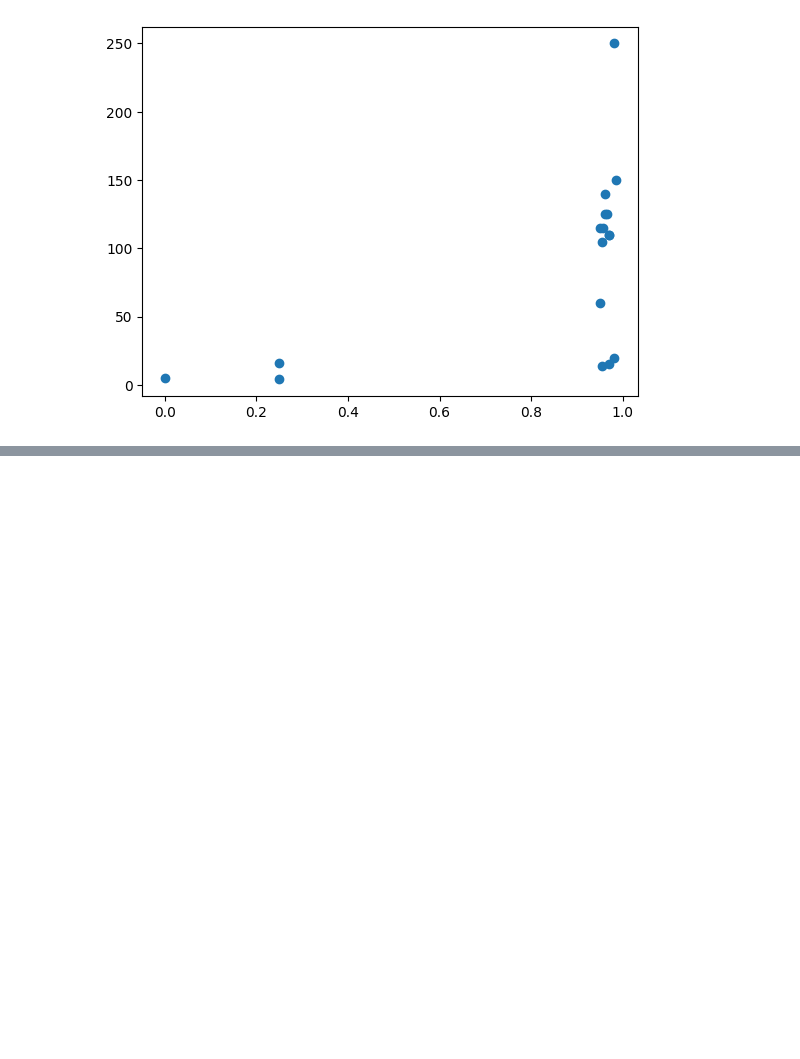
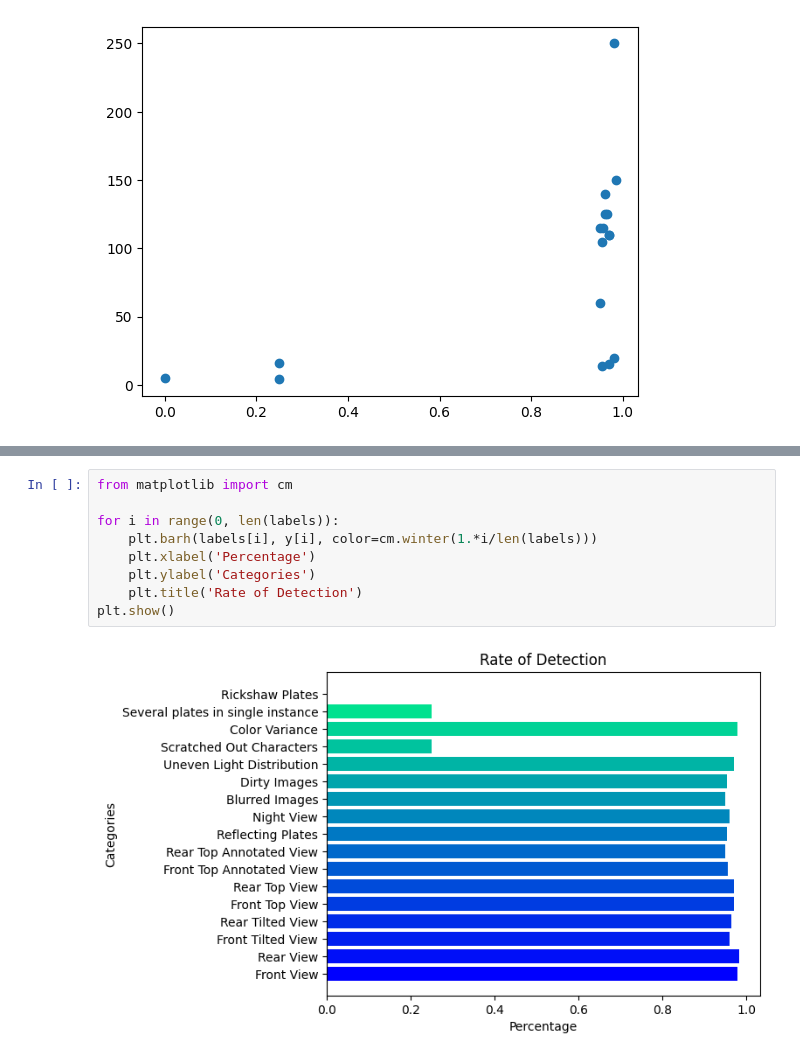
Before and after one commit to Abdullah-Nasir-Chowdhury/Python_BasicsofMatplotlib, a Jupyter notebook: paper_plot.ipynb, the cells around one changed output, grey strips where cells are left out. Saved outputs shown, nothing was run; the diff lists cells and outputs as text; blank space fills up the shorter version.

```diff
--- a/paper_plot.ipynb
+++ b/paper_plot.ipynb
@@ -43,0 +48,11 @@ plt.show()
+# %%
+from matplotlib import cm
+
+for i in range(0, len(labels)):
+    plt.barh(labels[i], y[i], color=cm.winter(1.*i/len(labels)))
+    plt.xlabel('Percentage')
+    plt.ylabel('Categories')
+    plt.title('Rate of Detection')
+plt.show()
+# %% [output]
+[figure, added]
```
Also changed, not shown: parts of 7 cells of this notebook.
